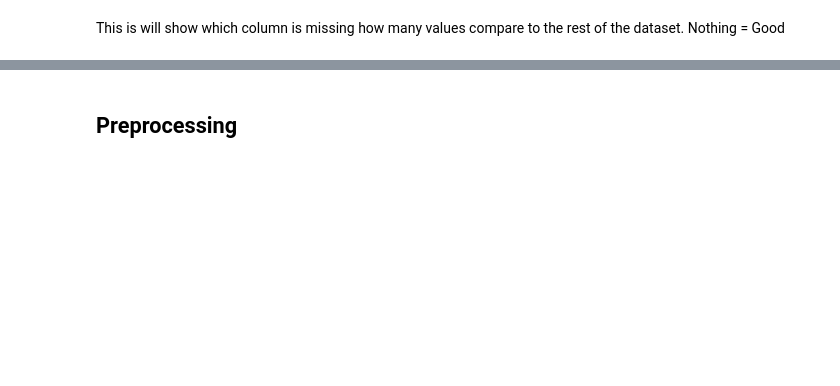
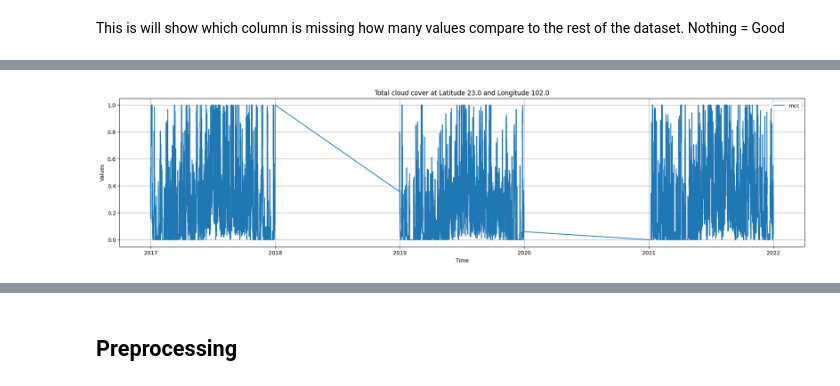
Before and after one commit to anhphan2705/cloud_predictor, a Jupyter notebook: notebooks/data_process.ipynb, the cells around one changed output, grey strips where cells are left out. Drawn from its saved outputs; the diff is of its cells as text; code cells hidden in the pictures; blank space fills up the shorter version.

```diff
--- a/notebooks/data_process.ipynb
+++ b/notebooks/data_process.ipynb
@@ -254,0 +372,25 @@ plt.show()
+# %%
+import seaborn as sns
+
+# Filter the DataFrame for a specific latitude and longitude
+latitude = 23.0
+longitude = 102.0
+filtered_df = train_df[(train_df['latitude'] == latitude) & (train_df['longitude'] == longitude)]
+
+# Plot the time series for the variables of interest
+# variables = ['tcc', 'hcc', 'mcc', 'lcc', 'tciw', 'tclw']
+variables = ['mcc']
+
+
+plt.figure(figsize=(23, 5))
+for var in variables:
+    sns.lineplot(data=filtered_df, x='time', y=var, label=var)
+
+plt.title(f'Total cloud cover at Latitude {latitude} and Longitude {longitude}')
+plt.xlabel('Time')
+plt.ylabel('Values')
+plt.legend()
+plt.grid(True)
+plt.show()
+# %% [output]
+[figure, added]
```
Also changed, not shown: parts of 32 cells of this notebook.
